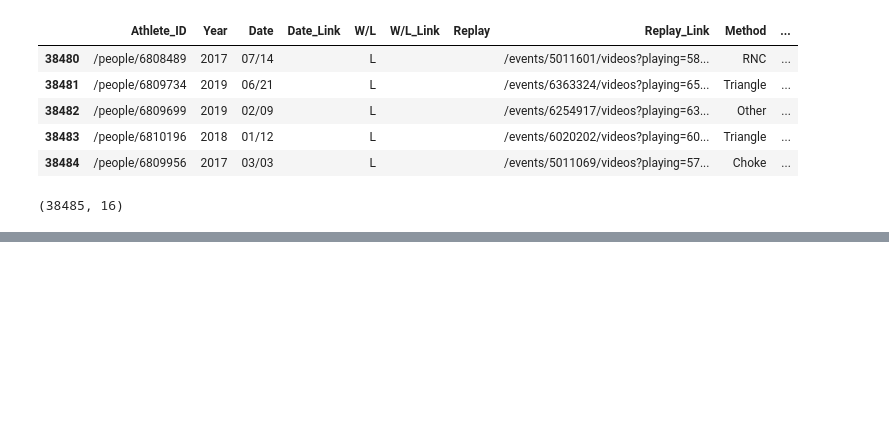
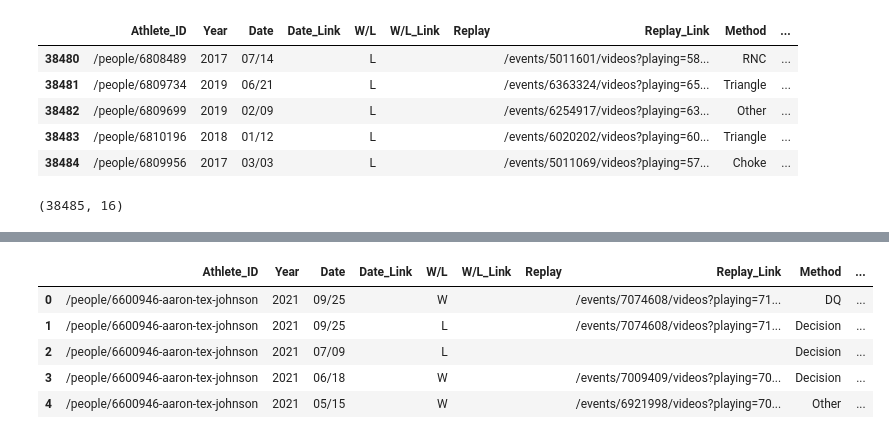
Before and after one commit to gossdante/bjj_network, a Jupyter notebook: bjj.ipynb, the cells around one changed output, grey strips where cells are left out. Saved outputs shown, nothing was run; the diff lists cells and outputs as text; code cells hidden in the pictures; blank space fills up the shorter version.

Commit message:
finished gathering all data

```diff
--- a/bjj.ipynb
+++ b/bjj.ipynb
@@ -494,0 +531,22 @@ con.commit()
+# %%
+# Create shortened versions of both athlete & Opponent ID so there are no names in the ID's
+short_athlete_ID=pd.DataFrame(columns=['Short_Athlete_ID'],index=range(0,len(All_Matches['Athlete_ID'])))
+for id in enumerate(All_Matches['Athlete_ID']):
+    # print(id[0])
+    short_athlete_ID.iloc[id[0],0] = id[1].split('-')[0]
+
+short_opponent_ID=pd.DataFrame(columns=['Short_Opponent_ID'],index=range(0,len(All_Matches['Opponent_Link'])))
+for id in enumerate(All_Matches['Opponent_Link']):
+    # print(id[0])
+    short_opponent_ID.iloc[id[0],0] = id[1].split('-')[0]
+# %%
+All_Matches = All_Matches.join(short_athlete_ID)
+All_Matches = All_Matches.join(short_opponent_ID)
+All_Matches.head()
+# %% [output]
+|  | Athlete_ID | Year | Date | Date_Link | W/L | W/L_Link | Replay | Replay_Link | Method | ... |
+| 0 | /people/6600946-aaron-tex-johnson | 2021 | 09/25 |  | W |  |  | /events/7074608/videos?playing=71... | DQ | ... |
+| 1 | /people/6600946-aaron-tex-johnson | 2021 | 09/25 |  | L |  |  | /events/7074608/videos?playing=71... | Decision | ... |
+| 2 | /people/6600946-aaron-tex-johnson | 2021 | 07/09 |  | L |  |  |  | Decision | ... |
+| 3 | /people/6600946-aaron-tex-johnson | 2021 | 06/18 |  | W |  |  | /events/7009409/videos?playing=70... | Decision | ... |
+| 4 | /people/6600946-aaron-tex-johnson | 2021 | 05/15 |  | W |  |  | /events/6921998/videos?playing=70... | Other | ... |
```
Also changed, not shown: parts of 14 cells of this notebook.
